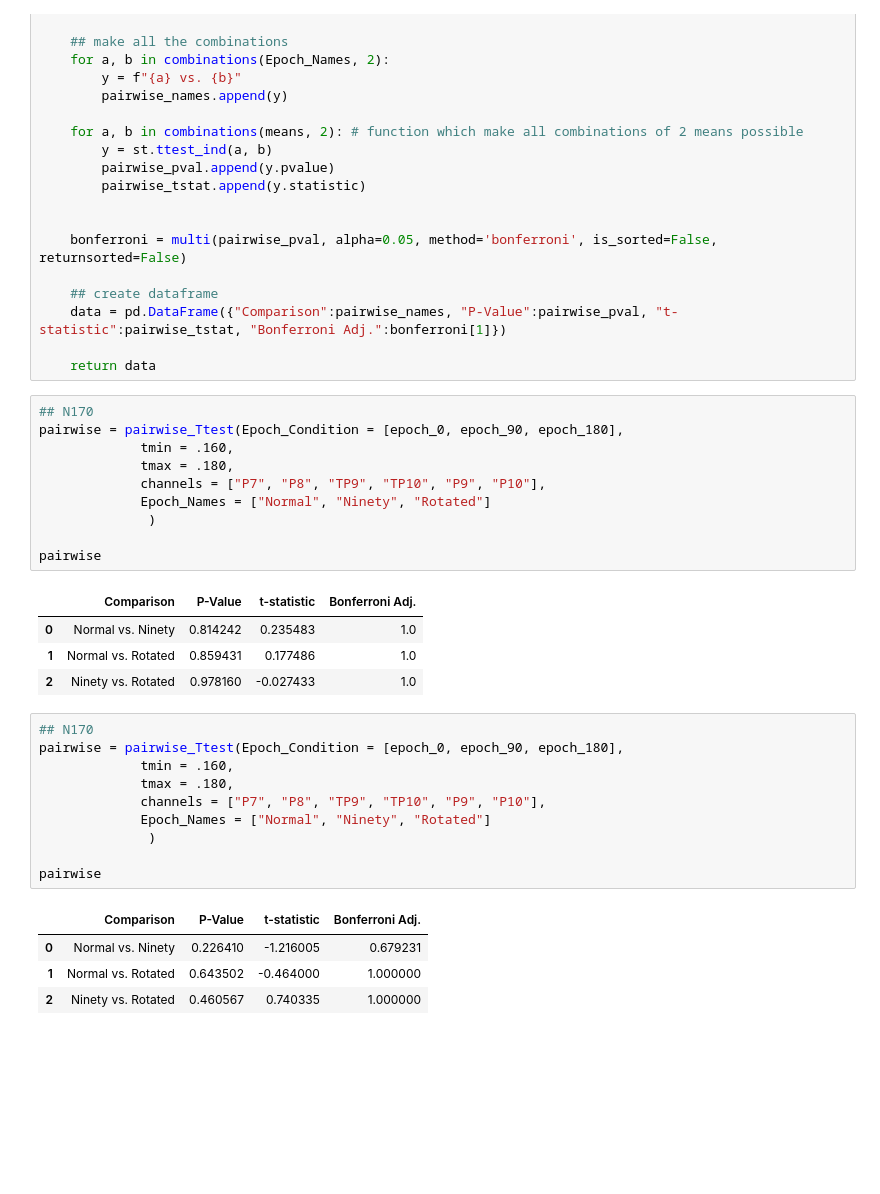
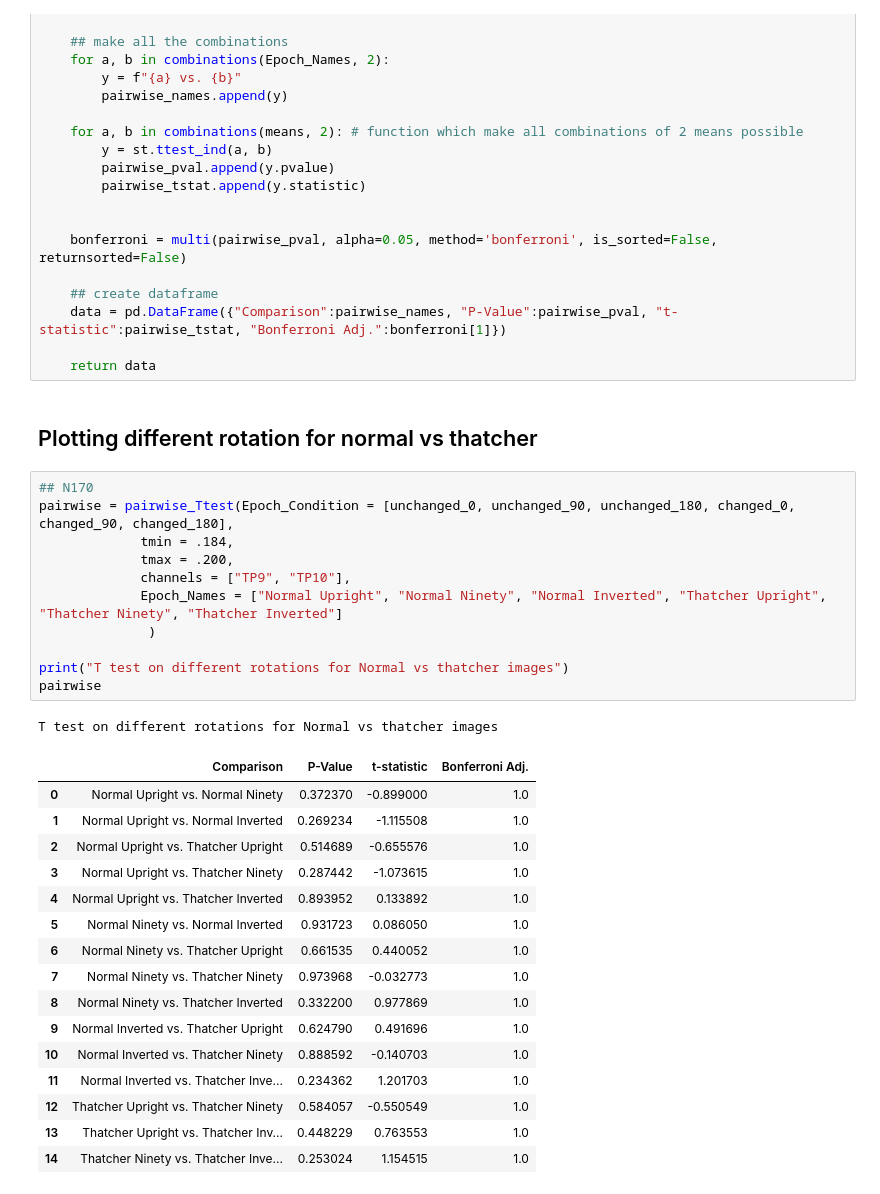
Before and after one commit to lauritswl/EEG_Thatcher_Effect, a Jupyter notebook: T_tester_windows.ipynb, the cells around one changed output. Drawn from its saved outputs; the diff is of its cells as text; blank space fills up the shorter version.

```diff
--- a/T_tester_windows.ipynb
+++ b/T_tester_windows.ipynb
@@ -197,33 +264,34 @@ def pairwise_Ttest(Epoch_Condition, tmin, tmax, channels, Epoch_Names):
     data = pd.DataFrame({"Comparison":pairwise_names, "P-Value":pairwise_pval, "t-statistic":pairwise_tstat, "Bonferroni Adj.":bonferroni[1]})
 
     return data
-# %%
-## N170
-pairwise = pairwise_Ttest(Epoch_Condition = [epoch_0, epoch_90, epoch_180],
-             tmin = .160,
-             tmax = .180,
-             channels = ["P7", "P8", "TP9", "TP10", "P9", "P10"],
-             Epoch_Names = ["Normal", "Ninety", "Rotated"]
-              )
-
-pairwise
-# %% [output]
-|  | Comparison | P-Value | t-statistic | Bonferroni Adj. |
-| 0 | Normal vs. Ninety | 0.814242 | 0.235483 | 1.0 |
-| 1 | Normal vs. Rotated | 0.859431 | 0.177486 | 1.0 |
-| 2 | Ninety vs. Rotated | 0.978160 | -0.027433 | 1.0 |
-# %%
-## N170
-pairwise = pairwise_Ttest(Epoch_Condition = [epoch_0, epoch_90, epoch_180],
-             tmin = .160,
-             tmax = .180,
-             channels = ["P7", "P8", "TP9", "TP10", "P9", "P10"],
-             Epoch_Names = ["Normal", "Ninety", "Rotated"]
-              )
-
-pairwise
-# %% [output]
-|  | Comparison | P-Value | t-statistic | Bonferroni Adj. |
-| 0 | Normal vs. Ninety | 0.226410 | -1.216005 | 0.679231 |
-| 1 | Normal vs. Rotated | 0.643502 | -0.464000 | 1.000000 |
-| 2 | Ninety vs. Rotated | 0.460567 | 0.740335 | 1.000000 |
+# %% [markdown]
+## Plotting different rotation for normal vs thatcher
+# %%
+## N170
+pairwise = pairwise_Ttest(Epoch_Condition = [unchanged_0, unchanged_90, unchanged_180, changed_0, changed_90, changed_180],
+             tmin = .184,
+             tmax = .200,
+             channels = ["TP9", "TP10"],
+             Epoch_Names = ["Normal Upright", "Normal Ninety", "Normal Inverted", "Thatcher Upright", "Thatcher Ninety", "Thatcher Inverted"]
+              )
+
+print("T test on different rotations for Normal vs thatcher images")
+pairwise
+# %% [output]
+T test on different rotations for Normal vs thatcher images
+|  | Comparison | P-Value | t-statistic | Bonferroni Adj. |
+| 0 | Normal Upright vs. Normal Ninety | 0.372370 | -0.899000 | 1.0 |
+| 1 | Normal Upright vs. Normal Inverted | 0.269234 | -1.115508 | 1.0 |
+| 2 | Normal Upright vs. Thatcher Upright | 0.514689 | -0.655576 | 1.0 |
+| 3 | Normal Upright vs. Thatcher Ninety | 0.287442 | -1.073615 | 1.0 |
+| 4 | Normal Upright vs. Thatcher Inverted | 0.893952 | 0.133892 | 1.0 |
+| 5 | Normal Ninety vs. Normal Inverted | 0.931723 | 0.086050 | 1.0 |
+| 6 | Normal Ninety vs. Thatcher Upright | 0.661535 | 0.440052 | 1.0 |
+| 7 | Normal Ninety vs. Thatcher Ninety | 0.973968 | -0.032773 | 1.0 |
+| 8 | Normal Ninety vs. Thatcher Inverted | 0.332200 | 0.977869 | 1.0 |
+| 9 | Normal Inverted vs. Thatcher Upright | 0.624790 | 0.491696 | 1.0 |
+| 10 | Normal Inverted vs. Thatcher Ninety | 0.888592 | -0.140703 | 1.0 |
+| 11 | Normal Inverted vs. Thatcher Inve... | 0.234362 | 1.201703 | 1.0 |
+| 12 | Thatcher Upright vs. Thatcher Ninety | 0.584057 | -0.550549 | 1.0 |
+| 13 | Thatcher Upright vs. Thatcher Inv... | 0.448229 | 0.763553 | 1.0 |
+| 14 | Thatcher Ninety vs. Thatcher Inve... | 0.253024 | 1.154515 | 1.0 |
```
Also changed, not shown: parts of 15 cells of this notebook, 1 other file.
